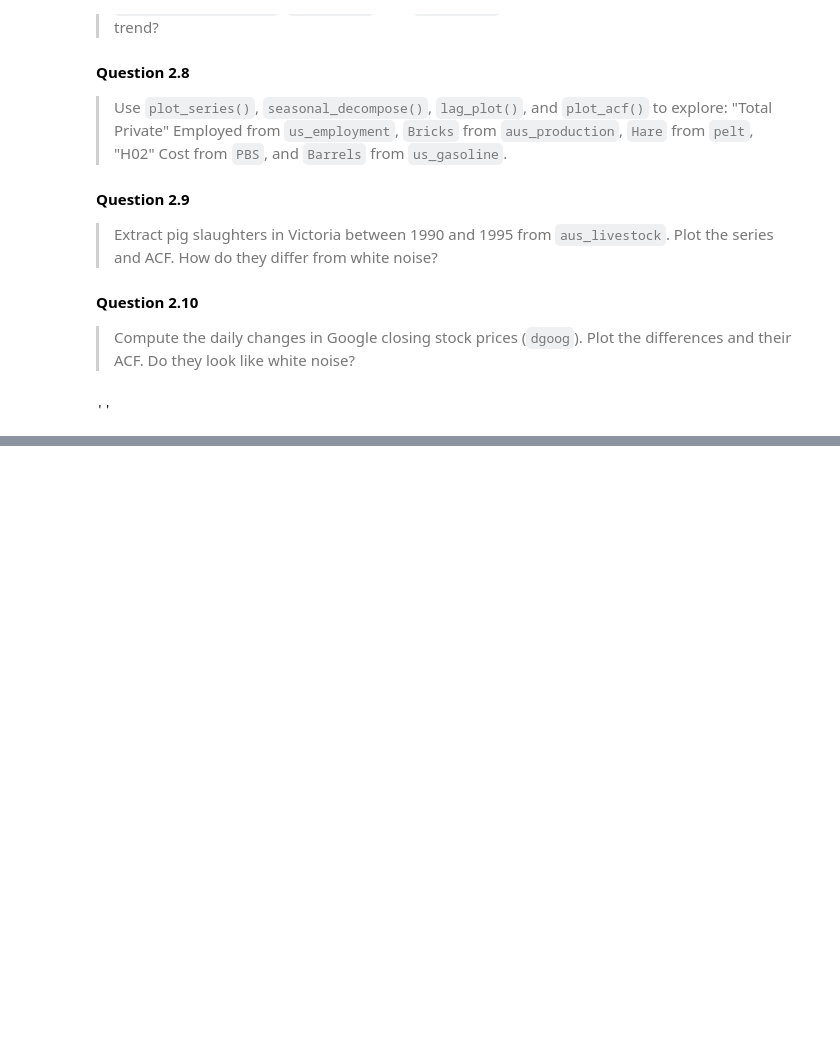
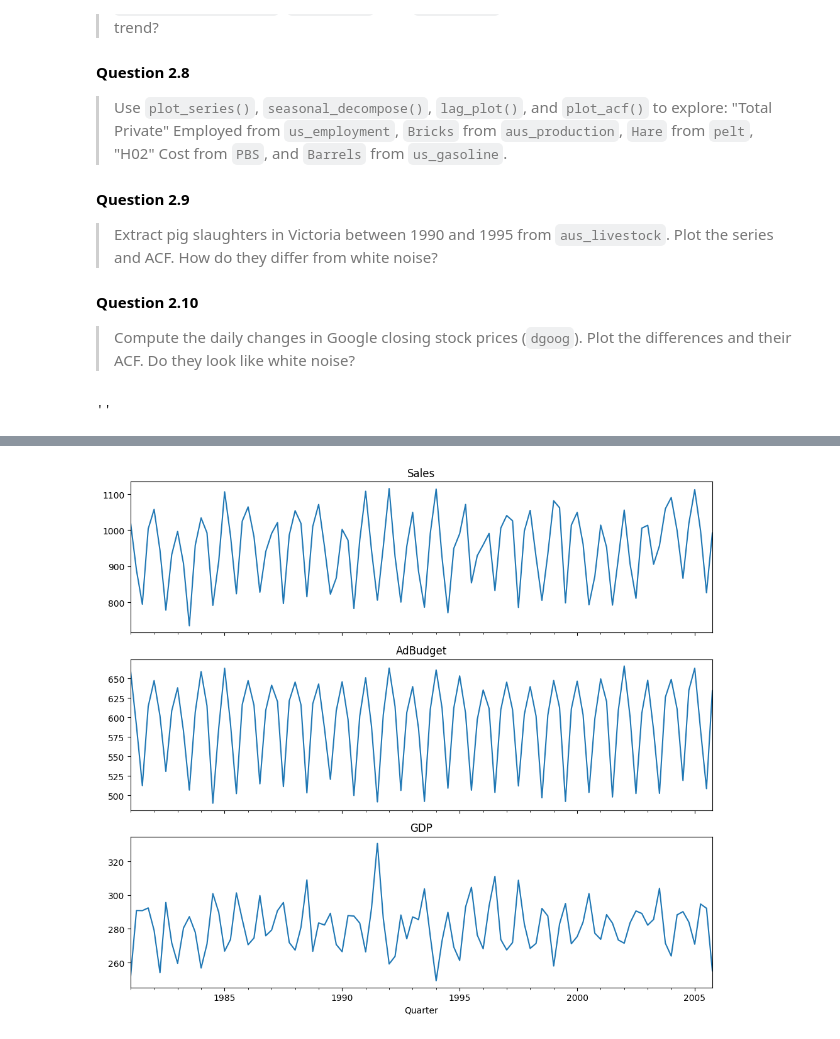
Before and after one commit to ALang624/DSE6230-forecasting-class-course-materials, a Jupyter notebook: assignments/week01_assignment.ipynb, the cells around one changed output, grey strips where cells are left out. Drawn from its saved outputs; the diff is of its cells as text; code cells hidden in the pictures; blank space fills up the shorter version.

```diff
--- a/assignments/week01_assignment.ipynb
+++ b/assignments/week01_assignment.ipynb
@@ -166,0 +305,18 @@ In Case #4, as stated within the case itself, there are a small selection of obv
+# %%
+# QUESTION 2.3
+
+# TUTE1 SETUP
+tute1 = pd.read_csv('tute1.csv')
+tute1['Quarter'] = pd.to_datetime(tute1['Quarter'])
+tute1 = tute1.set_index('Quarter')
+
+# Create the plot
+fig, axes = plt.subplots(3, 1, figsize=(10, 9), sharex=True)
+for ax, col in zip(axes, ['Sales', 'AdBudget', 'GDP']): # For each series of interest
+    # Create the plot and set title
+    tute1[col].plot(ax=ax)
+    ax.set_title(col)
+plt.tight_layout()
+plt.show()
+# %% [output]
+[figure, added]
```
Also changed, not shown: parts of 21 cells of this notebook.
